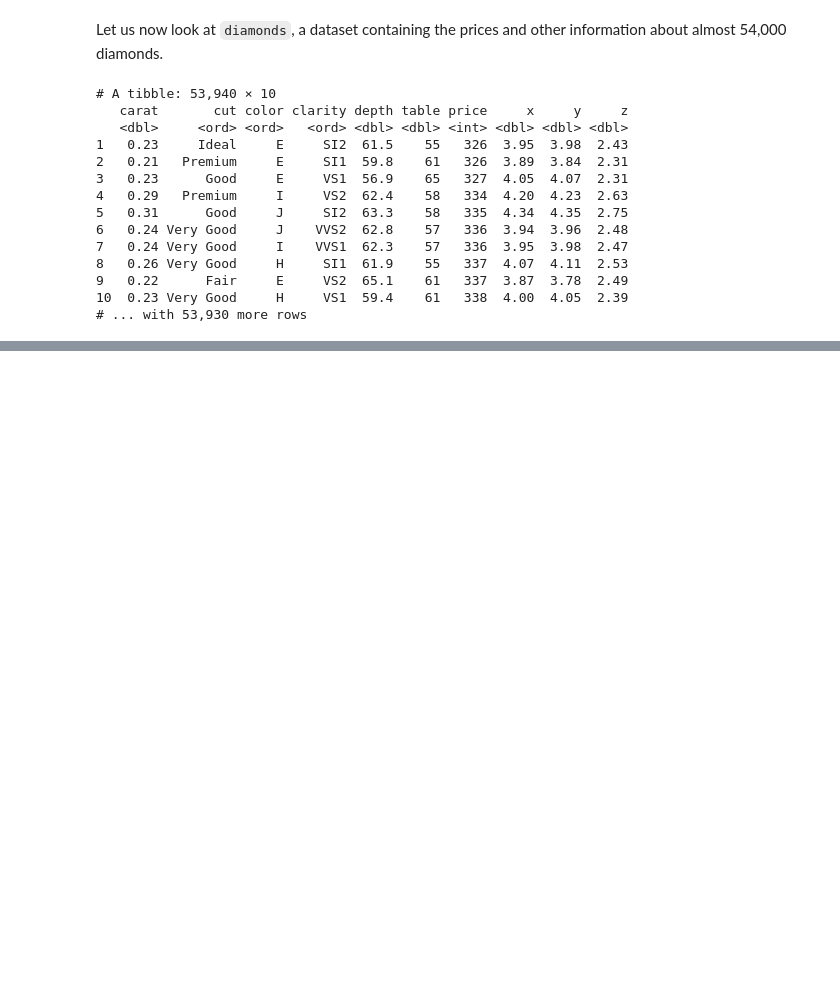
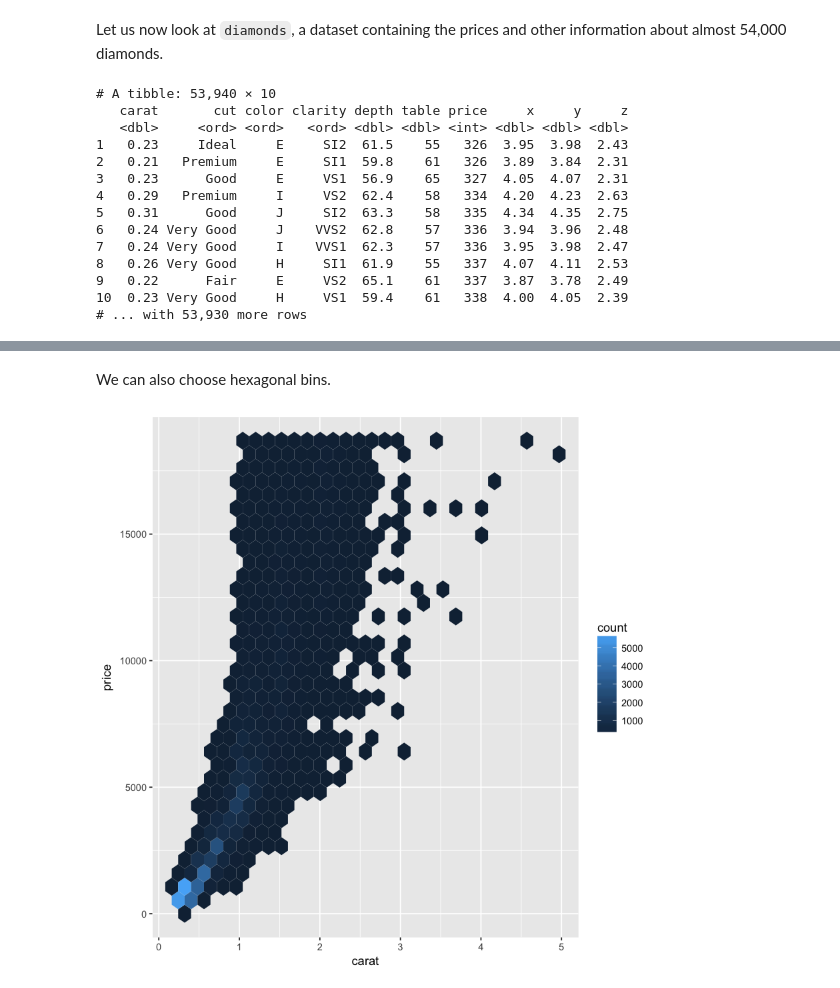
Before and after one commit to ambujtewari/stats306-fall2017, a Jupyter notebook: Lecture00.ipynb, the cells around one changed output, grey strips where cells are left out. Drawn from its saved outputs; the diff is of its cells as text; code cells hidden in the pictures; blank space fills up the shorter version.

```diff
--- a/Lecture00.ipynb
+++ b/Lecture00.ipynb
@@ -172,0 +187,7 @@ print(diamonds)
+# %% [markdown]
+We can also choose hexagonal bins.
+# %%
+ggplot(data = diamonds) +
+  geom_hex(mapping = aes(x = carat, y = price))
+# %% [output]
+[figure, added]
```
Also changed, not shown: parts of 6 cells of this notebook.
